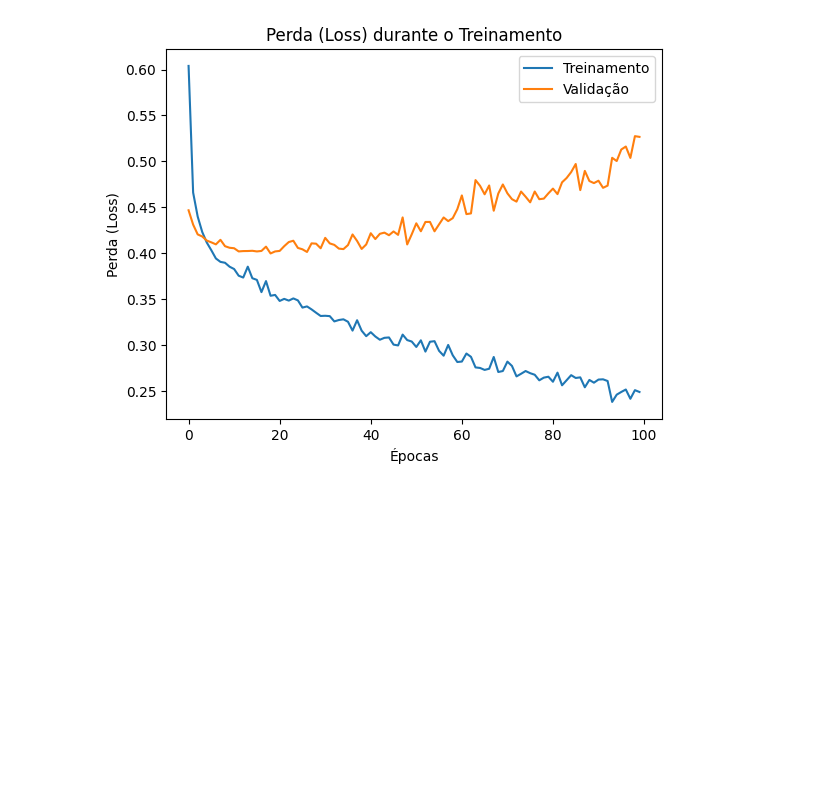
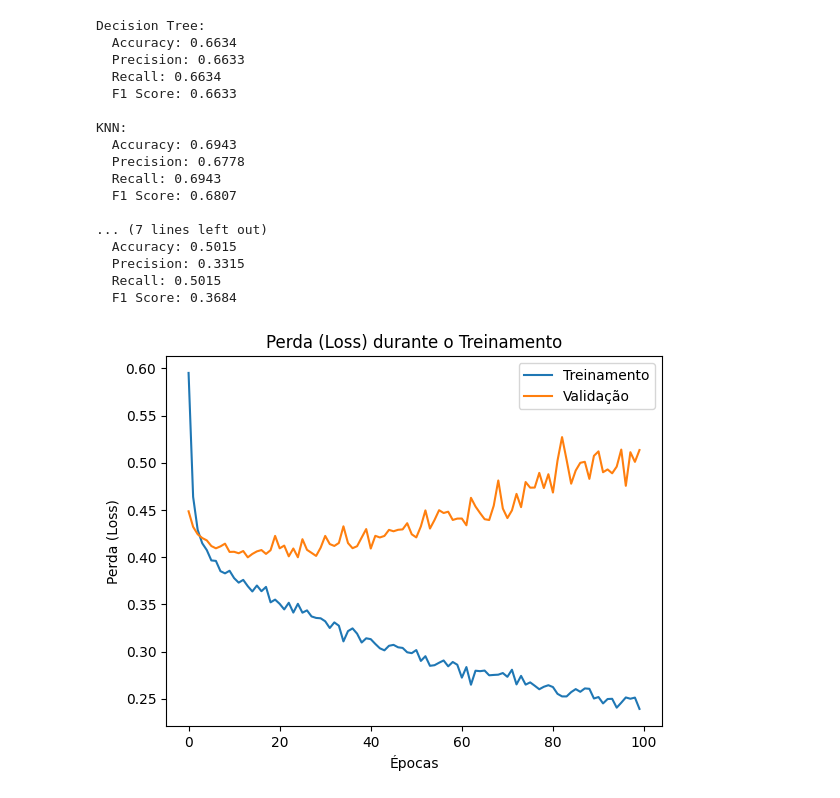
Before and after one commit to Reneress/Mineracao, a Jupyter notebook: 15_NeuralNetwork.ipynb, the cells around one changed output. Saved outputs shown, nothing was run; the diff lists cells and outputs as text; code cells hidden in the pictures; blank space fills up the shorter version.

```diff
--- a/15_NeuralNetwork.ipynb
+++ b/15_NeuralNetwork.ipynb
@@ -107,6 +107,10 @@ KNN:
 import pandas as pd
 from sklearn.model_selection import train_test_split
 from sklearn.preprocessing import StandardScaler
+from sklearn.metrics import accuracy_score, precision_score, recall_score, f1_score
+from sklearn.tree import DecisionTreeClassifier
+from sklearn.neighbors import KNeighborsClassifier
+from sklearn.svm import SVC
 from tensorflow.keras.models import Sequential
 from tensorflow.keras.layers import Dense, Dropout
 from tensorflow.keras.optimizers import Adam
@@ -133,7 +137,7 @@ num_classes = len(y.unique())
 y_train_categorical = to_categorical(y_train, num_classes)
 y_test_categorical = to_categorical(y_test, num_classes)
 
-# Definir a arquitetura da rede neural com dropout
+# Definir a arquitetura da rede neural com dropout (Multi-layer Perceptron)
 model = Sequential()
 model.add(Dense(128, input_dim=X_train_scaled.shape[1], activation='relu'))
 model.add(Dropout(0.5))  # Adiciona dropout
@@ -147,6 +151,43 @@ model.compile(optimizer=Adam(learning_rate=0.001), loss='categorical_crossentrop
 # Treinar o modelo e armazenar o histórico
 history = model.fit(X_train_scaled, y_train_categorical, epochs=100, batch_size=16, verbose=0, validation_data=(X_test_scaled, y_test_categorical))
 
+# Avaliar o modelo no conjunto de teste
+y_pred_nn = model.predict(X_test_scaled)
+y_pred_nn_classes = y_pred_nn.argmax(axis=1)
+
+# Treinar e avaliar outros modelos
+models = {
+    'Decision Tree': DecisionTreeClassifier(),
+    'KNN': KNeighborsClassifier(),
+    'SVM': SVC(probability=True)  # Ajustado para calcular probabilidades
+}
+
+results = {}
+
+for name, clf in models.items():
+    clf.fit(X_train_scaled, y_train)
+    y_pred = clf.predict(X_test_scaled)
+    results[name] = {
+        'Accuracy': accuracy_score(y_test, y_pred),
+        'Precision': precision_score(y_test, y_pred, average='weighted'),
+        'Recall': recall_score(y_test, y_pred, average='weighted'),
+        'F1 Score': f1_score(y_test, y_pred, average='weighted')
+    }
+
+# Adicionar os resultados da rede neural
+results['Neural Network'] = {
+    'Accuracy': accuracy_score(y_test, y_pred_nn_classes),
+    'Precision': precision_score(y_test, y_pred_nn_classes, average='weighted'),
+    'Recall': recall_score(y_test, y_pred_nn_classes, average='weighted'),
+    'F1 Score': f1_score(y_test, y_pred_nn_classes, average='weighted')
+}
+
+# Exibir os resultados
+for model_name, metrics in results.items():
+    print(f"\n{model_name}:")
+    for metric_name, metric_value in metrics.items():
+        print(f"  {metric_name}: {metric_value:.4f}")
+
 # Plotar a perda (loss) ao longo das épocas
 plt.plot(history.history['loss'], label='Treinamento')
 plt.plot(history.history['val_loss'], label='Validação')
@@ -159 +201,18 @@ plt.show()
+Decision Tree:
+  Accuracy: 0.6634
+  Precision: 0.6633
+  Recall: 0.6634
+  F1 Score: 0.6633
+
+KNN:
+  Accuracy: 0.6943
+  Precision: 0.6778
+  Recall: 0.6943
+  F1 Score: 0.6807
+
+... (7 lines left out)
+  Accuracy: 0.5015
+  Precision: 0.3315
+  Recall: 0.5015
+  F1 Score: 0.3684
-[figure, old version]
+[figure, new version]
```
Also changed, not shown: parts of 3 cells of this notebook.
